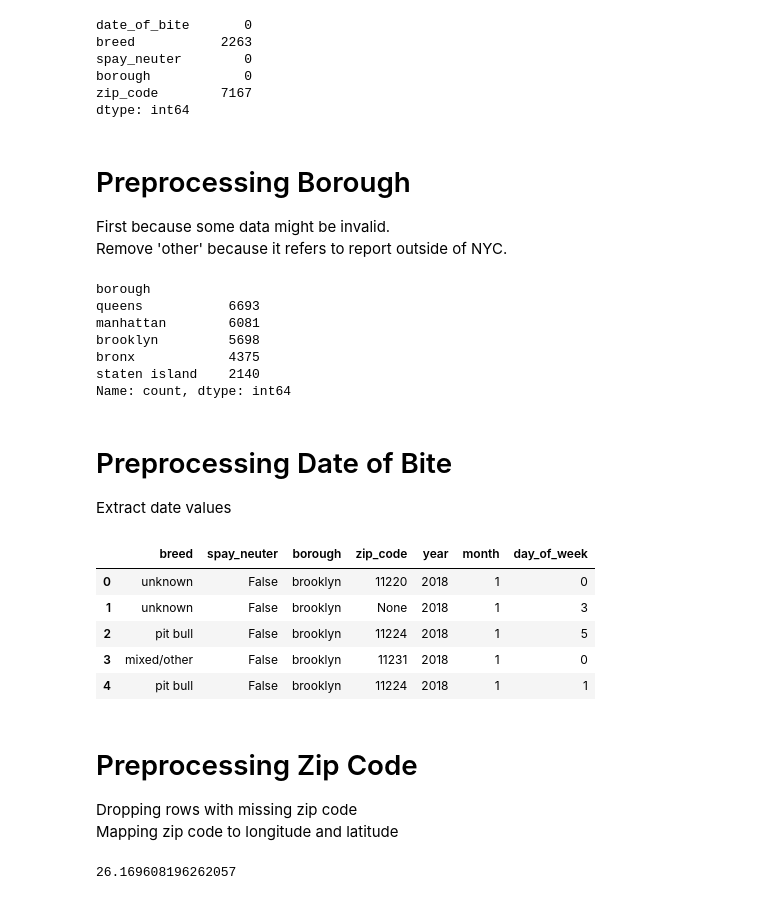
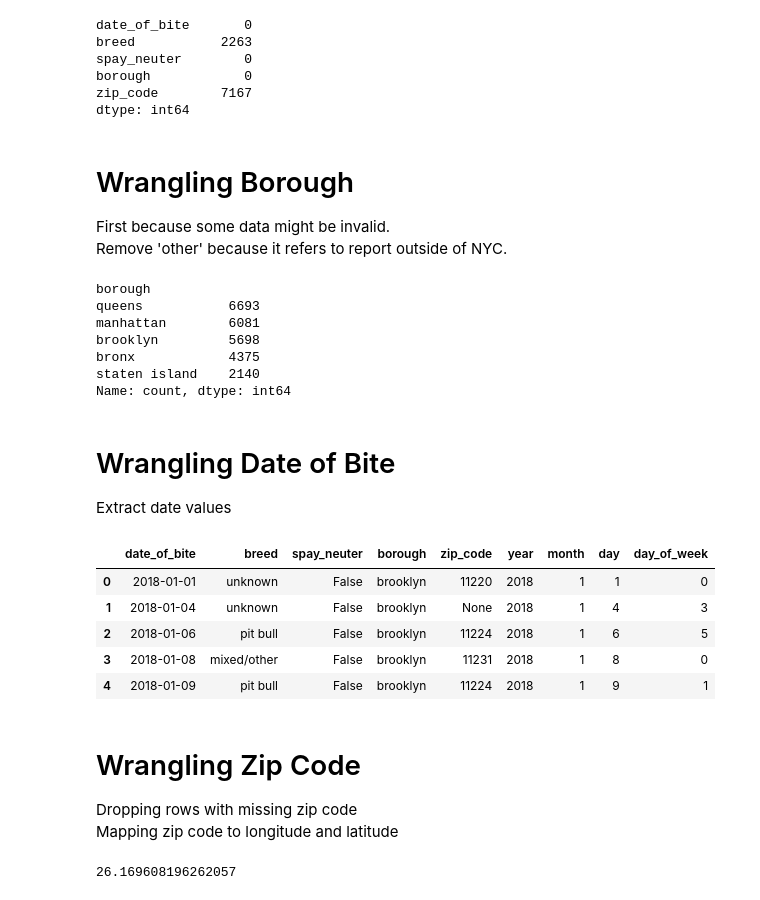
Before and after one commit to Pawmsdayl/hey-im-walking-my-dog-here, a Jupyter notebook: notebooks/1_wrangling.ipynb, the cells around one changed output. Cells and saved outputs as stored; diff of their text form; code cells hidden in the pictures.

```diff
--- a/notebooks/1_preprocessing.ipynb
+++ b/notebooks/1_wrangling.ipynb
@@ -114,10 +114,10 @@ init_cleaned.head()
 # Age: too many missing values
 # Gender: too many missing values
 
-init_cleaned = init_cleaned.drop(columns=['unique_id', 'species', 'age', 'gender'])
+wrang_init = wrang_init.drop(columns=['unique_id', 'species', 'age', 'gender'])
 
 # display
-init_cleaned.head()
+wrang_init.head()
 # %% [output]
 |  | date_of_bite | breed | spay_neuter | borough | zip_code |
 | 0 | January 01 2018 | UNKNOWN | False | Brooklyn | 11220 |
@@ -127,20 +127,20 @@ init_cleaned.head()
 | 4 | January 09 2018 | Pit Bull | False | Brooklyn | 11224 |
 # %%
 # convert date_of_bite to datetime
-init_cleaned['date_of_bite'] = pd.to_datetime(init_cleaned['date_of_bite'])
+wrang_init['date_of_bite'] = pd.to_datetime(wrang_init['date_of_bite'])
 
 # convert spay_neuter to boolean
-init_cleaned['spay_neuter'] = init_cleaned['spay_neuter'].astype('bool')
+wrang_init['spay_neuter'] = wrang_init['spay_neuter'].astype('bool')
 
 # lower case all string columns
-string_columns = init_cleaned.select_dtypes(include='object').columns
-init_cleaned[string_columns] = init_cleaned[string_columns].apply(lambda x: x.str.lower())
+string_columns = wrang_init.select_dtypes(include='object').columns
+wrang_init[string_columns] = wrang_init[string_columns].apply(lambda x: x.str.lower())
 
 # convert all nan into None
-init_cleaned = init_cleaned.where(pd.notnull(init_cleaned), None)
+wrang_init = wrang_init.where(pd.notnull(wrang_init), None)
 
 # display
-init_cleaned.head()
+wrang_init.head()
 # %% [output]
 |  | date_of_bite | breed | spay_neuter | borough | zip_code |
 | 0 | 2018-01-01 | unknown | False | brooklyn | 11220 |
@@ -159,18 +159,18 @@ borough            0
 zip_code        7167
 dtype: int64
 # %% [markdown]
-# Preprocessing Borough
+# Wrangling Borough
 First because some data might be invalid.
 Remove 'other' because it refers to report outside of NYC.
 # %%
-# copy inir_cleaned to prep_borough
-prep_borough = init_cleaned.copy()
+# copy inir_cleaned to wrang_borough
+wrang_borough = wrang_init.copy()
 
 # drop rows with 'other' Borough
-prep_borough = prep_borough[prep_borough['borough'] != 'other']
+wrang_borough = wrang_borough[wrang_borough['borough'] != 'other']
 
 # display borough count
-prep_borough['borough'].value_counts()
+wrang_borough['borough'].value_counts()
 # %% [output]
 borough
 queens           6693
@@ -180,31 +180,29 @@ bronx            4375
 staten island    2140
 Name: count, dtype: int64
 # %% [markdown]
-# Preprocessing Date of Bite
+# Wrangling Date of Bite
 Extract date values
 # %%
-# copy prep_borough to prep_date
-prep_date = prep_borough.copy()
+# copy wrang_borough to wrang_date
+wrang_date = wrang_borough.copy()
 # %%
 # extract date values
-prep_date['year'] = pd.to_datetime(prep_date['date_of_bite']).dt.year
-prep_date['month'] = pd.to_datetime(prep_date['date_of_bite']).dt.month
-prep_date['day_of_week'] = pd.to_datetime(prep_date['date_of_bite']).dt.dayofweek
-
-# drop date_of_bite
-prep_date.drop('date_of_bite', axis=1, inplace=True)
+wrang_date['year'] = pd.to_datetime(wrang_date['date_of_bite']).dt.year
+wrang_date['month'] = pd.to_datetime(wrang_date['date_of_bite']).dt.month
+wrang_date['day'] = pd.to_datetime(wrang_date['date_of_bite']).dt.day
+wrang_date['day_of_week'] = pd.to_datetime(wrang_date['date_of_bite']).dt.dayofweek
 
 # display
-prep_date.head()
+wrang_date.head()
 # %% [output]
-|  | breed | spay_neuter | borough | zip_code | year | month | day_of_week |
-| 0 | unknown | False | brooklyn | 11220 | 2018 | 1 | 0 |
-| 1 | unknown | False | brooklyn | None | 2018 | 1 | 3 |
-| 2 | pit bull | False | brooklyn | 11224 | 2018 | 1 | 5 |
-| 3 | mixed/other | False | brooklyn | 11231 | 2018 | 1 | 0 |
-| 4 | pit bull | False | brooklyn | 11224 | 2018 | 1 | 1 |
+|  | date_of_bite | breed | spay_neuter | borough | zip_code | year | month | day | day_of_week |
+| 0 | 2018-01-01 | unknown | False | brooklyn | 11220 | 2018 | 1 | 1 | 0 |
+| 1 | 2018-01-04 | unknown | False | brooklyn | None | 2018 | 1 | 4 | 3 |
+| 2 | 2018-01-06 | pit bull | False | brooklyn | 11224 | 2018 | 1 | 6 | 5 |
+| 3 | 2018-01-08 | mixed/other | False | brooklyn | 11231 | 2018 | 1 | 8 | 0 |
+| 4 | 2018-01-09 | pit bull | False | brooklyn | 11224 | 2018 | 1 | 9 | 1 |
 # %% [markdown]
-# Preprocessing Zip Code
+# Wrangling Zip Code
 Dropping rows with missing zip code
 Mapping zip code to longitude and latitude
 # %%
```
Also changed, not shown: parts of 22 cells of this notebook, 12 other files.
